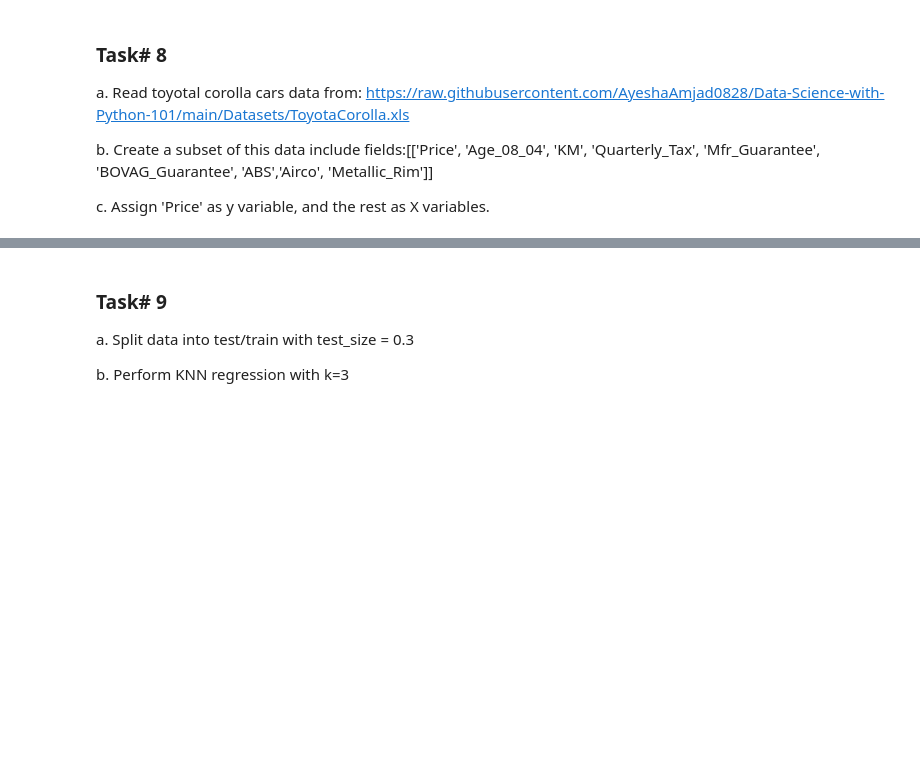
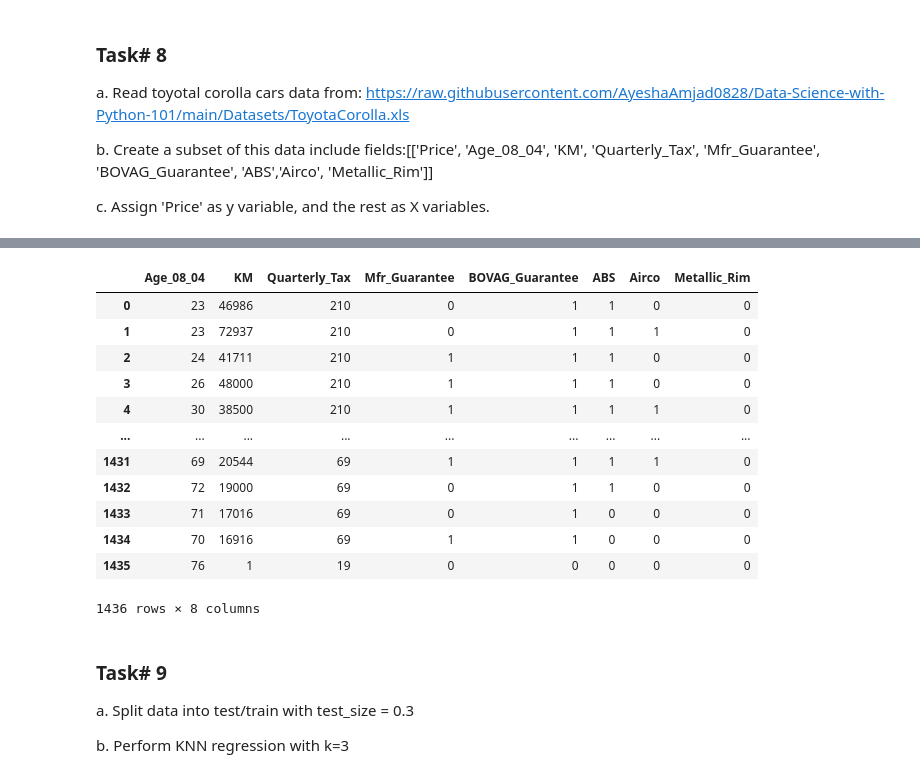
Before and after one commit to AyeshaAmjad0828/Data-Science-with-Python-101, a Jupyter notebook: Python Scripts - In Session/Regularized_Regression_&_KNN.ipynb, the cells around one changed output, grey strips where cells are left out. Saved outputs shown, nothing was run; the diff lists cells and outputs as text; code cells hidden in the pictures; blank space fills up the shorter version.

```diff
--- a/Python Scripts - In Session/Regularized_Regression_&_KNN.ipynb
+++ b/Python Scripts - In Session/Regularized_Regression_&_KNN.ipynb
@@ -80,3 +438,22 @@ c. Assign 'Price' as y variable, and the rest as X variables.
+# %%
+X = sub_df.loc[:, sub_df.columns != 'Price']
+y = sub_df[['Price']]
+# %%
+X
+# %% [output]
+|  | Age_08_04 | KM | Quarterly_Tax | Mfr_Guarantee | BOVAG_Guarantee | ABS | Airco | Metallic_Rim |
+| 0 | 23 | 46986 | 210 | 0 | 1 | 1 | 0 | 0 |
+| 1 | 23 | 72937 | 210 | 0 | 1 | 1 | 1 | 0 |
+| 2 | 24 | 41711 | 210 | 1 | 1 | 1 | 0 | 0 |
+| 3 | 26 | 48000 | 210 | 1 | 1 | 1 | 0 | 0 |
+| 4 | 30 | 38500 | 210 | 1 | 1 | 1 | 1 | 0 |
+| ... | ... | ... | ... | ... | ... | ... | ... | ... |
+| 1431 | 69 | 20544 | 69 | 1 | 1 | 1 | 1 | 0 |
+| 1432 | 72 | 19000 | 69 | 0 | 1 | 1 | 0 | 0 |
+| 1433 | 71 | 17016 | 69 | 0 | 1 | 0 | 0 | 0 |
+| 1434 | 70 | 16916 | 69 | 1 | 1 | 0 | 0 | 0 |
+| 1435 | 76 | 1 | 19 | 0 | 0 | 0 | 0 | 0 |
+1436 rows × 8 columns
 # %% [markdown]
 ### Task# 9
 
```
Also changed, not shown: parts of 30 cells of this notebook, 2 other files.
